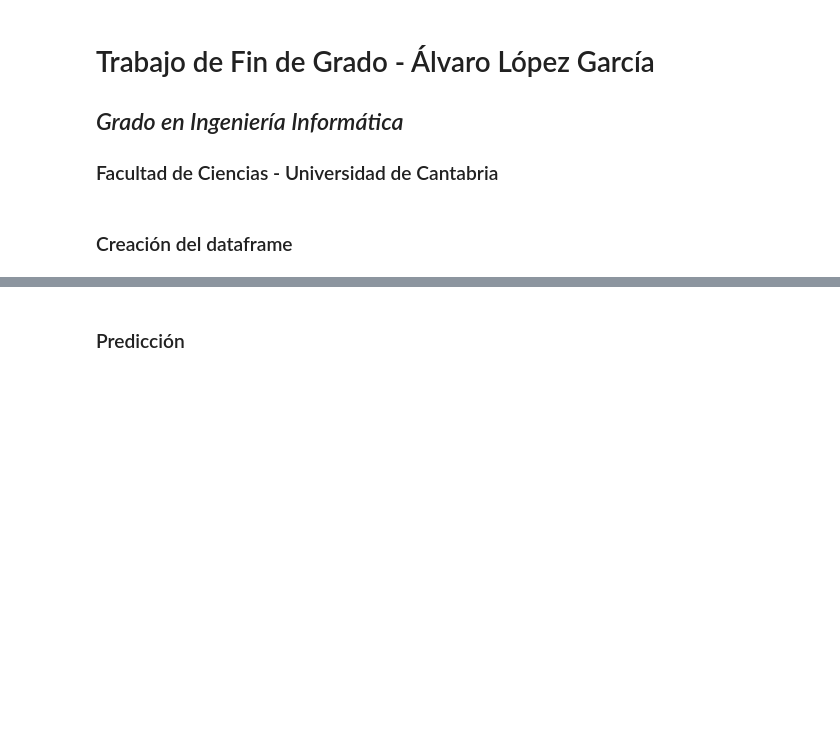
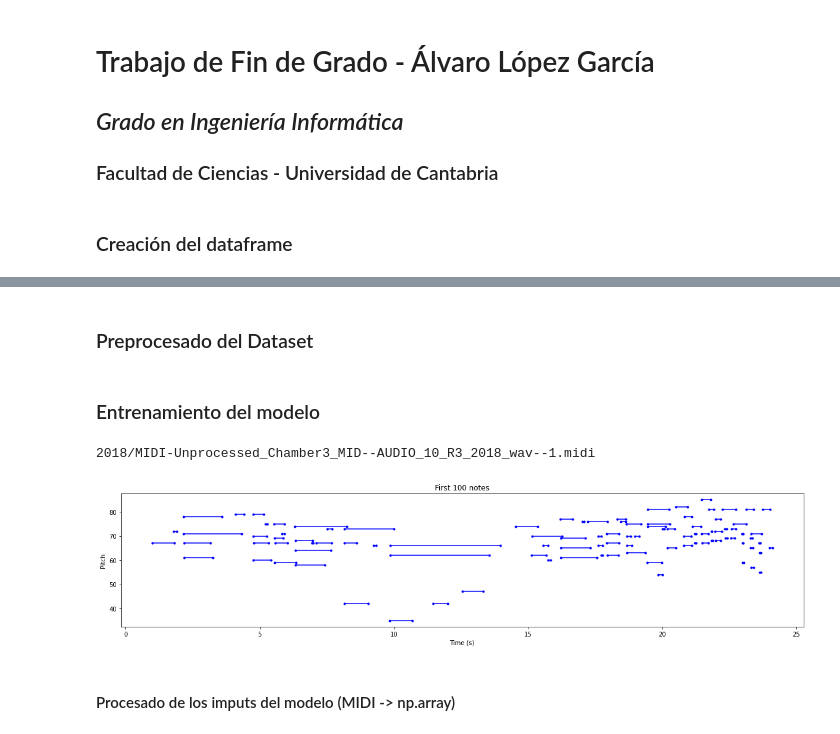
Before and after one commit to alvaro-lg/TFG, a Jupyter notebook: TFG.ipynb, the cells around one changed output, grey strips where cells are left out. Drawn from its saved outputs; the diff is of its cells as text; code cells hidden in the pictures; blank space fills up the shorter version.

Commit message:
Creado el código para la extracción de pianorolls de midis, TO DO: Resamplear

```diff
--- a/TFG.ipynb
+++ b/TFG.ipynb
@@ -6,12 +6,21 @@
 # Celda para importar librerías, costantes, etc.
 import pandas as pd
 import tensorflow as tf
+import numpy as np
+import pretty_midi
+import mido
+import string
+import re
+import collections
 
-PATH = '/Volumes/TheVault/Documentos Mac/Documentos Universidad/4o Curso/2o Cuatrimestre/Trabajo de Fin de Grado/maestro-v3.0.0/maestro-v3.0.0.csv'
+from IPython import display
+from matplotlib import pyplot as plt
+
+PATH = '/Volumes/TheVault/Documentos Mac/Documentos Universidad/4o Curso/2o Cuatrimestre/Trabajo de Fin de Grado/maestro-v3.0.0/'
 # %% [markdown]
 ### Creación del dataframe
 # %%
-def get_dataframe(path=PATH):
+def get_dataframe(path=PATH + 'maestro-v3.0.0.csv'):
     df = pd.read_csv(path)
     return df
 # %%
@@ -100,2 +102,2 @@ batch_size = 1
-# %% [markdown]
-### Predicción
+# %% [markdown]
+### Preprocesado del Dataset
@@ -101,0 +106,57 @@ batch_size = 1
+# %% [markdown]
+### Entrenamiento del modelo
+# %%
+epochs = 1
+batch_size = 1
+
+# FROM: https://www.tensorflow.org/tutorials/audio/music_generation#extract_notes
+def midi_to_notes_df(path, dir_path=PATH):
+    pm = pretty_midi.PrettyMIDI(dir_path + path)
+    instrument = pm.instruments[0]
+    notes = collections.defaultdict(list)
+
+    sorted_notes = sorted(instrument.notes, key=lambda note: note.start)
+    prev_start = sorted_notes[0].start
+
+    for note in sorted_notes:
+        start = note.start
+        end = note.end
+        notes['pitch'].append(note.pitch)
+        notes['start'].append(start)
+        notes['end'].append(end)
+        notes['step'].append(start - prev_start)
+        notes['duration'].append(end - start)
+        prev_start = start
+
+    return pd.DataFrame(notes)
+
+get_note_names = np.vectorize(pretty_midi.note_number_to_name)
+
+def plot_piano_roll(notes, count=100):
+    if count:
+        title = f'First {count} notes'
+    else:
+        title = f'Whole track'
+        count = len(notes['pitch'])
+    plt.figure(figsize=(20, 4))
+    plot_pitch = np.stack([notes['pitch'], notes['pitch']], axis=0)
+    plot_start_stop = np.stack([notes['start'], notes['end']], axis=0)
+    plt.plot(plot_start_stop[:, :count], plot_pitch[:, :count], color="b", marker=".")
+    plt.xlabel('Time (s)')
+    plt.ylabel('Pitch')
+    _ = plt.title(title)
+
+
+notes = midi_to_notes_df(df['midi_filename'][0])
+notes.head()
+
+print(df['midi_filename'][0])
+
+note_names = get_note_names(notes['pitch'])
+
+plot_piano_roll(notes)
+# %% [output]
+2018/MIDI-Unprocessed_Chamber3_MID--AUDIO_10_R3_2018_wav--1.midi
+[figure, added]
+# %% [markdown]
+#### Procesado de los imputs del modelo (MIDI -> np.array)
```
Also changed, not shown: parts of 7 cells of this notebook.
